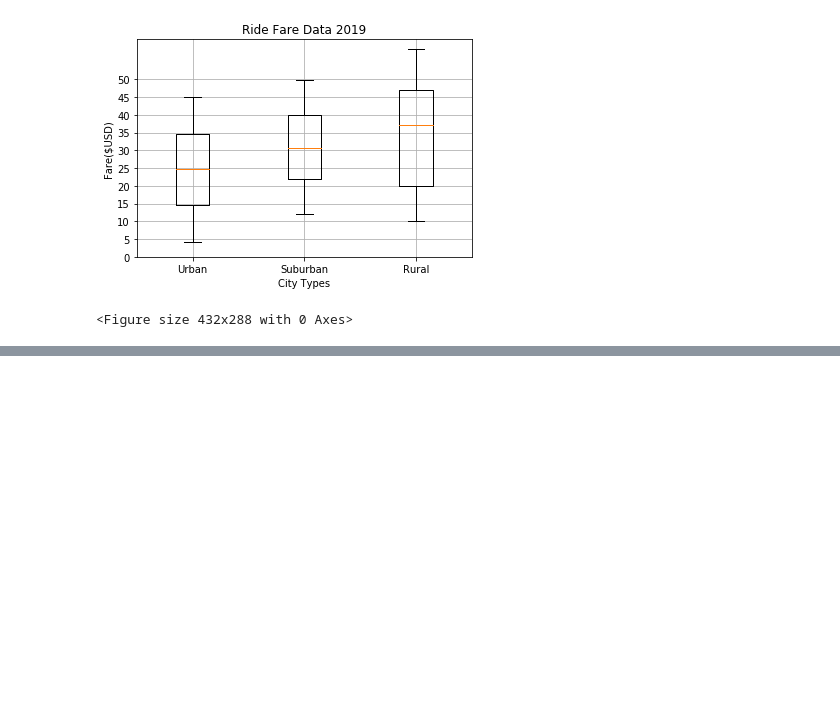
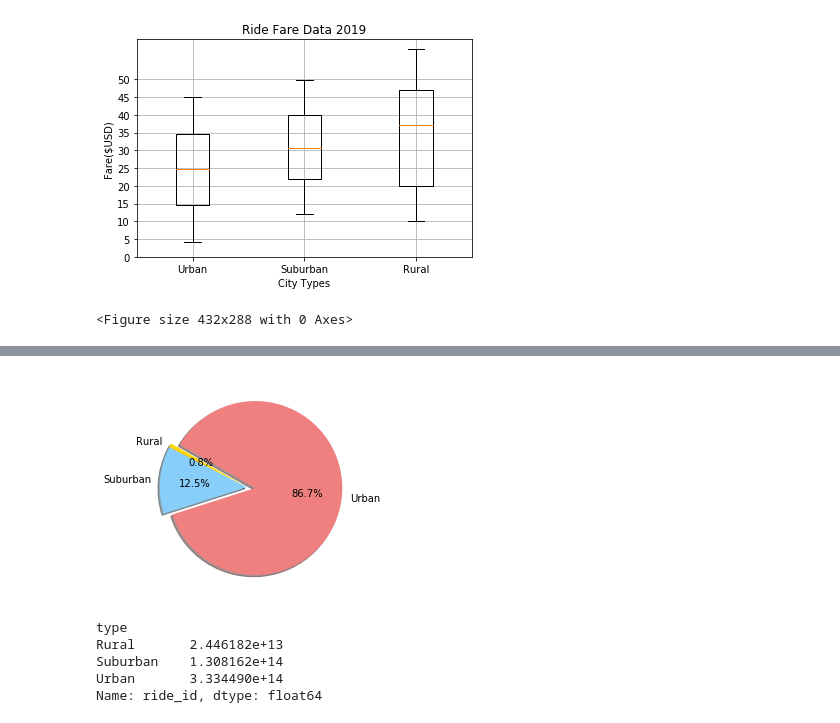
Before and after one commit to spogoff/PyBer_Analysis, a Jupyter notebook: PyBer.ipynb, the cells around one changed output, grey strips where cells are left out. Drawn from its saved outputs; the diff is of its cells as text; code cells hidden in the pictures; blank space fills up the shorter version.

```diff
--- a/PyBer.ipynb
+++ b/PyBer.ipynb
@@ -704,0 +745,19 @@ urban_drivers.describe()
+# %%
+plt.pie(drivers_percent, labels=["Rural", "Suburban", "Urban"],
+       colors=["gold", "lightskyblue", "lightcoral"],
+        explode=[0, 0, 0.1],
+        autopct='%1.1f%%',
+        shadow=True, startangle=150)
+plt.savefig("analysis/Fig7.png")
+plt.show()
+# %% [output]
+[figure, added]
+# %%
+rides_percent = pyber_data_df.groupby(["type"]).sum()["ride_id"] / round(pyber_data_df.count()["ride_id"],2) *100
+rides_percent
+# %% [output]
+type
+Rural       2.446182e+13
+Suburban    1.308162e+14
+Urban       3.334490e+14
+Name: ride_id, dtype: float64
```
Also changed, not shown: parts of 11 cells of this notebook, 4 other files.
